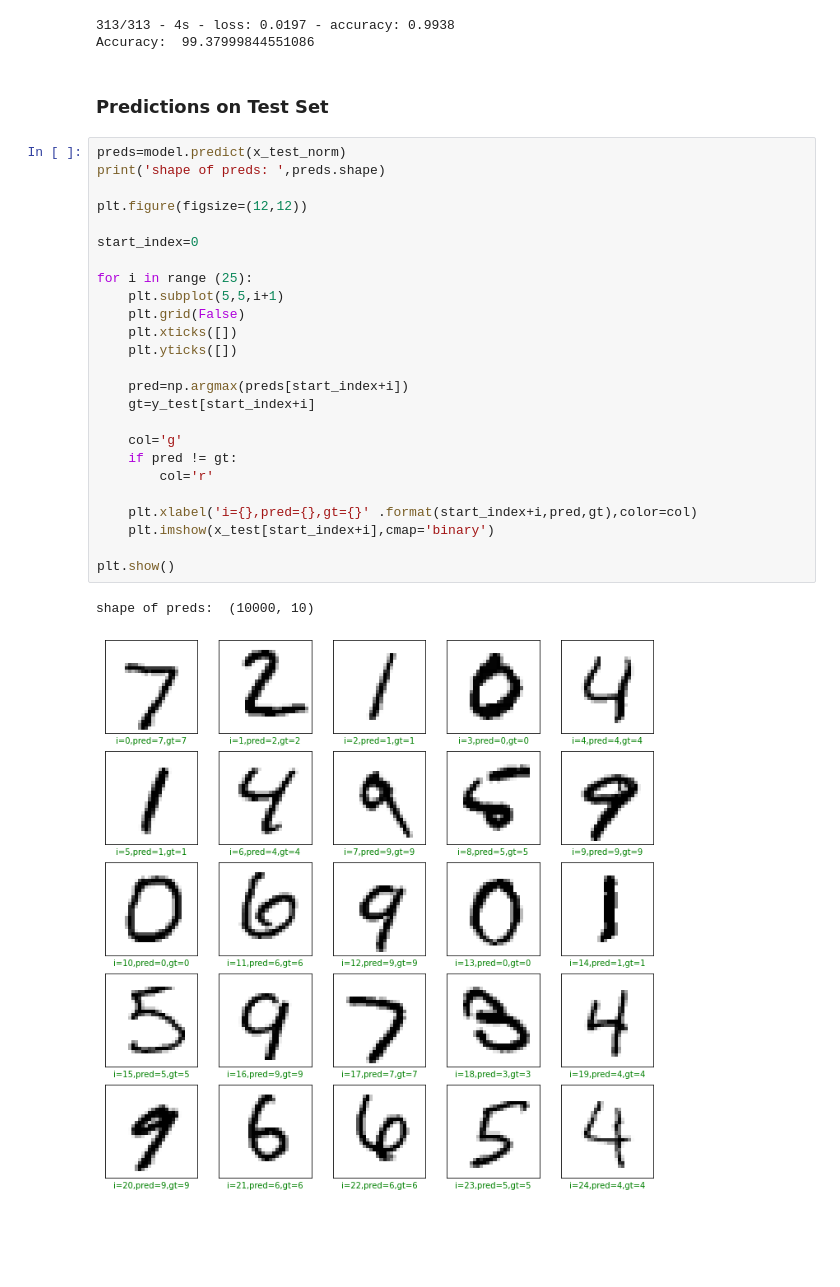
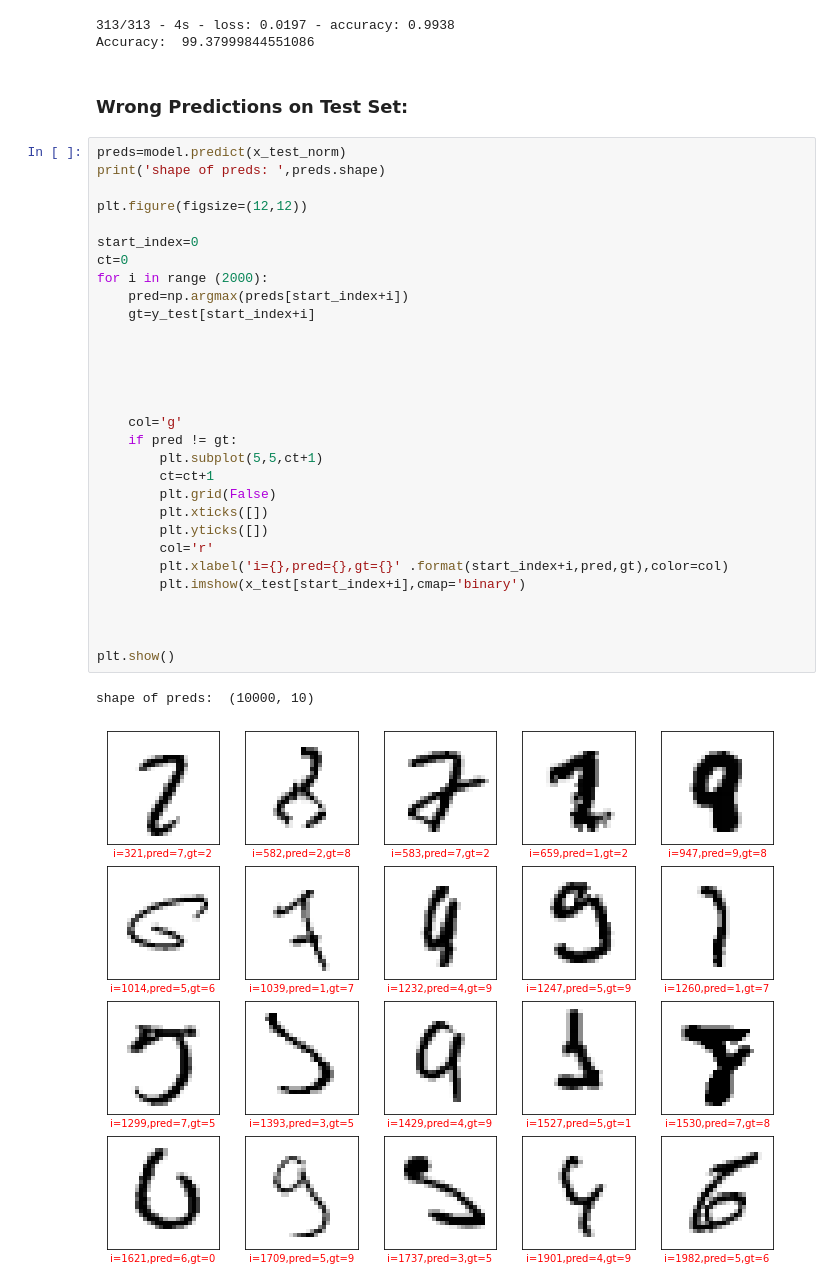
Before and after one commit to Charan619/Digit-Recognition, a Jupyter notebook: Digit Recognition.ipynb, the cells around one changed output. Cells and saved outputs as stored; diff of their text form; blank space fills up the shorter version.

```diff
--- a/Digit Recognition.ipynb
+++ b/Digit Recognition.ipynb
@@ -182,32 +181,37 @@ print('Accuracy: ',accuracy * 100)
 313/313 - 4s - loss: 0.0197 - accuracy: 0.9938
 Accuracy:  99.37999844551086
 # %% [markdown]
-### Predictions on Test Set
+### Wrong Predictions on Test Set:
 # %%
 preds=model.predict(x_test_norm)
 print('shape of preds: ',preds.shape)
 
 plt.figure(figsize=(12,12))
 
 start_index=0
-
-for i in range (25):
-    plt.subplot(5,5,i+1)
-    plt.grid(False)
-    plt.xticks([])
-    plt.yticks([])
-
+ct=0
+for i in range (2000):
     pred=np.argmax(preds[start_index+i])
     gt=y_test[start_index+i]
 
+
+
+
+
     col='g'
     if pred != gt:
+        plt.subplot(5,5,ct+1)
+        ct=ct+1
+        plt.grid(False)
+        plt.xticks([])
+        plt.yticks([])
         col='r'
+        plt.xlabel('i={},pred={},gt={}' .format(start_index+i,pred,gt),color=col)
+        plt.imshow(x_test[start_index+i],cmap='binary')
 
-    plt.xlabel('i={},pred={},gt={}' .format(start_index+i,pred,gt),color=col)
-    plt.imshow(x_test[start_index+i],cmap='binary')
+
 
 plt.show()
 # %% [output]
 shape of preds:  (10000, 10)
-[figure, old version]
+[figure, new version]
```
Also changed, not shown: parts of 1 cell of this notebook.
